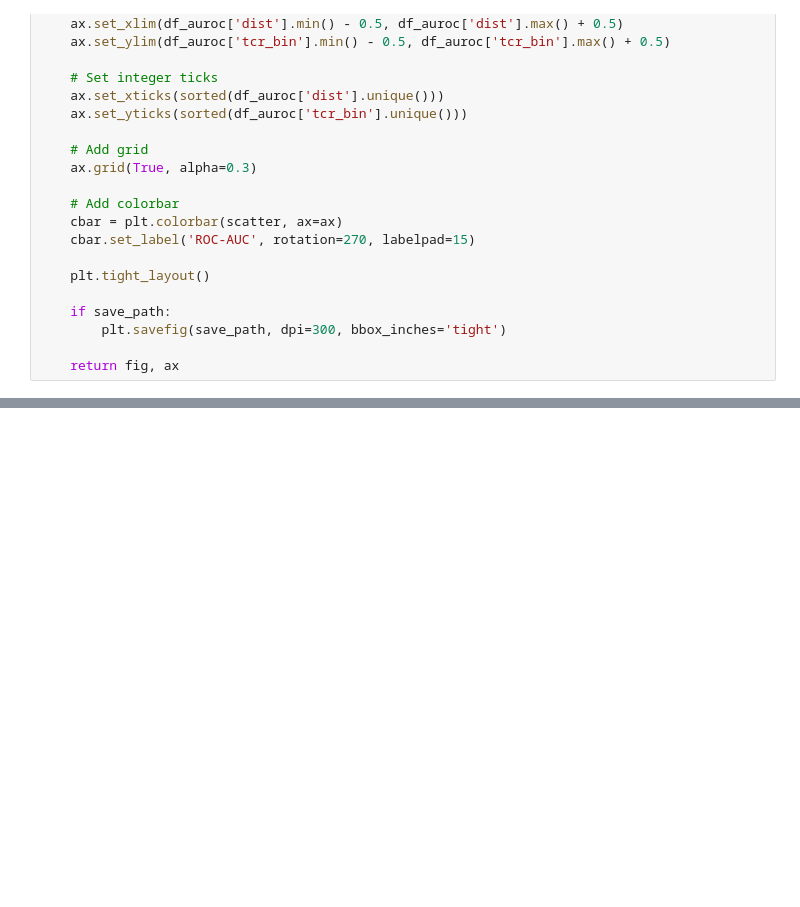
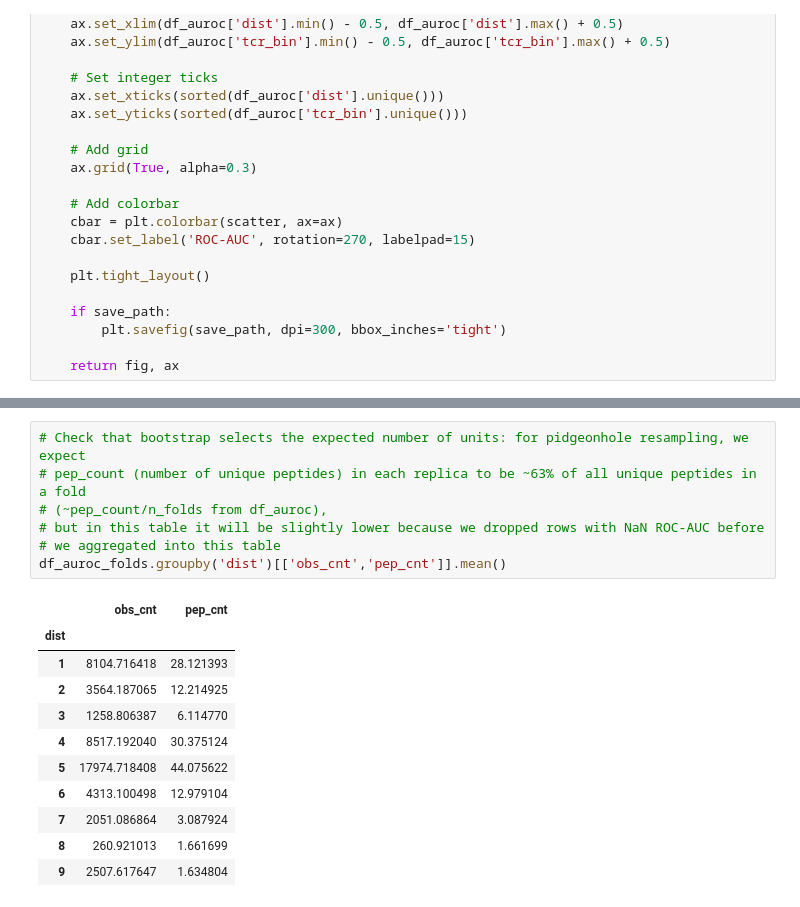
Before and after one commit to andreyto/fork-tcr-dataset-size-estimation, a Jupyter notebook: models_benchmark/bootstrap.ipynb, the cells around one changed output, grey strips where cells are left out. Drawn from its saved outputs; the diff is of its cells as text; blank space fills up the shorter version.

Commit message:
Pidgeonhole bootstrap

```diff
--- a/models_benchmark/bootstrap.ipynb
+++ b/models_benchmark/bootstrap.ipynb
@@ -593,0 +608,19 @@ Ratio of positives in test fold 5: 0.4998169704956439
+# %%
+# Check that bootstrap selects the expected number of units: for pidgeonhole resampling, we expect
+# pep_count (number of unique peptides) in each replica to be ~63% of all unique peptides in a fold
+# (~pep_count/n_folds from df_auroc),
+# but in this table it will be slightly lower because we dropped rows with NaN ROC-AUC before
+# we aggregated into this table
+df_auroc_folds.groupby('dist')[['obs_cnt','pep_cnt']].mean()
+# %% [output]
+|  | obs_cnt | pep_cnt |
+| dist |  |  |
+| 1 | 8104.716418 | 28.121393 |
+| 2 | 3564.187065 | 12.214925 |
+| 3 | 1258.806387 | 6.114770 |
+| 4 | 8517.192040 | 30.375124 |
+| 5 | 17974.718408 | 44.075622 |
+| 6 | 4313.100498 | 12.979104 |
+| 7 | 2051.086864 | 3.087924 |
+| 8 | 260.921013 | 1.661699 |
+| 9 | 2507.617647 | 1.634804 |
```
Also changed, not shown: parts of 5 cells of this notebook, 2 other files.
